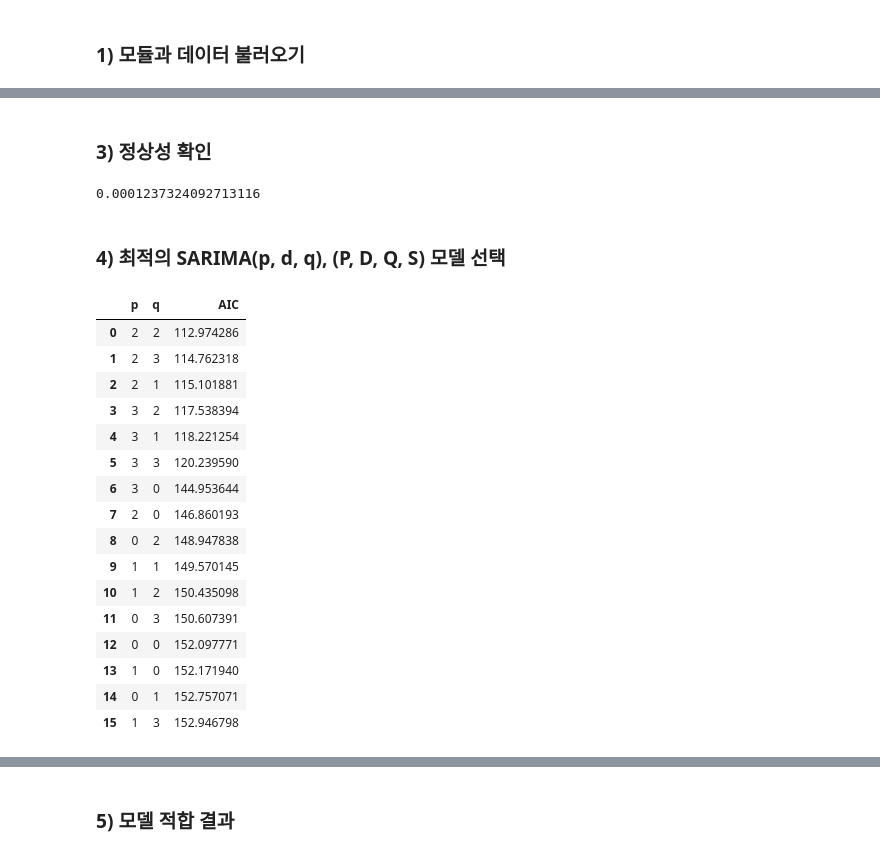
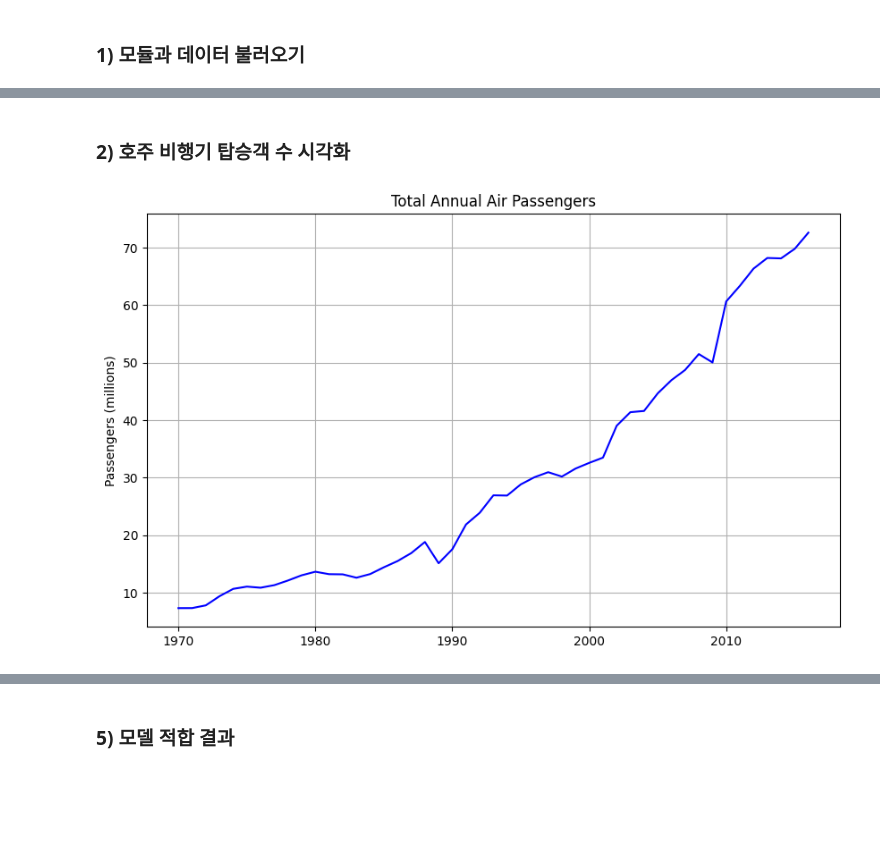
Before and after one commit to safeai-snu/Econometrics, a Jupyter notebook: Ch.4.2.ARIMAX_with_Trend.ipynb, the cells around one changed output, grey strips where cells are left out. Cells and saved outputs as stored; diff of their text form; code cells hidden in the pictures; blank space fills up the shorter version.

```diff
--- a/Ch.4.2.ARIMAX_with_Trend.ipynb
+++ b/Ch.4.2.ARIMAX_with_Trend.ipynb
@@ -55,9 +42,0 @@ plt.show()
-# %% [markdown]
-### 3) 정상성 확인
-# %%
-#Adfuller test
-print(adfuller(us_change["Consumption"])[1])
-# %% [output]
-0.0001237324092713116
-# %% [markdown]
-### 4) 최적의 SARIMA(p, d, q), (P, D, Q, S) 모델 선택
@@ -83,22 +43,14 @@ def ARIMAX_optimizer(y, X):
-# %%
-#오차 차수 최적화하기
-result = ARIMAX_optimizer(us_change["Consumption"], us_change[ ["Income", "Production", "Savings", "Unemployment"] ])
-result
-# %% [output]
-|  | p | q | AIC |
-| 0 | 2 | 2 | 112.974286 |
-| 1 | 2 | 3 | 114.762318 |
-| 2 | 2 | 1 | 115.101881 |
-| 3 | 3 | 2 | 117.538394 |
-| 4 | 3 | 1 | 118.221254 |
-| 5 | 3 | 3 | 120.239590 |
-| 6 | 3 | 0 | 144.953644 |
-| 7 | 2 | 0 | 146.860193 |
-| 8 | 0 | 2 | 148.947838 |
-| 9 | 1 | 1 | 149.570145 |
-| 10 | 1 | 2 | 150.435098 |
-| 11 | 0 | 3 | 150.607391 |
-| 12 | 0 | 0 | 152.097771 |
-| 13 | 1 | 0 | 152.171940 |
-| 14 | 0 | 1 | 152.757071 |
-| 15 | 1 | 3 | 152.946798 |
+# %% [markdown]
+### 2) 호주 비행기 탑승객 수 시각화
+# %%
+#데이터 시각화
+plt.figure(figsize=(10, 6))
+plt.plot(aus_airpassengers,  color='b')
+
+plt.ylabel('Passengers (millions)')
+plt.title('Total Annual Air Passengers')
+plt.grid(True)
+
+plt.show()
+# %% [output]
+[figure, added]
```
Also changed, not shown: parts of 12 cells of this notebook, 5 other files.
